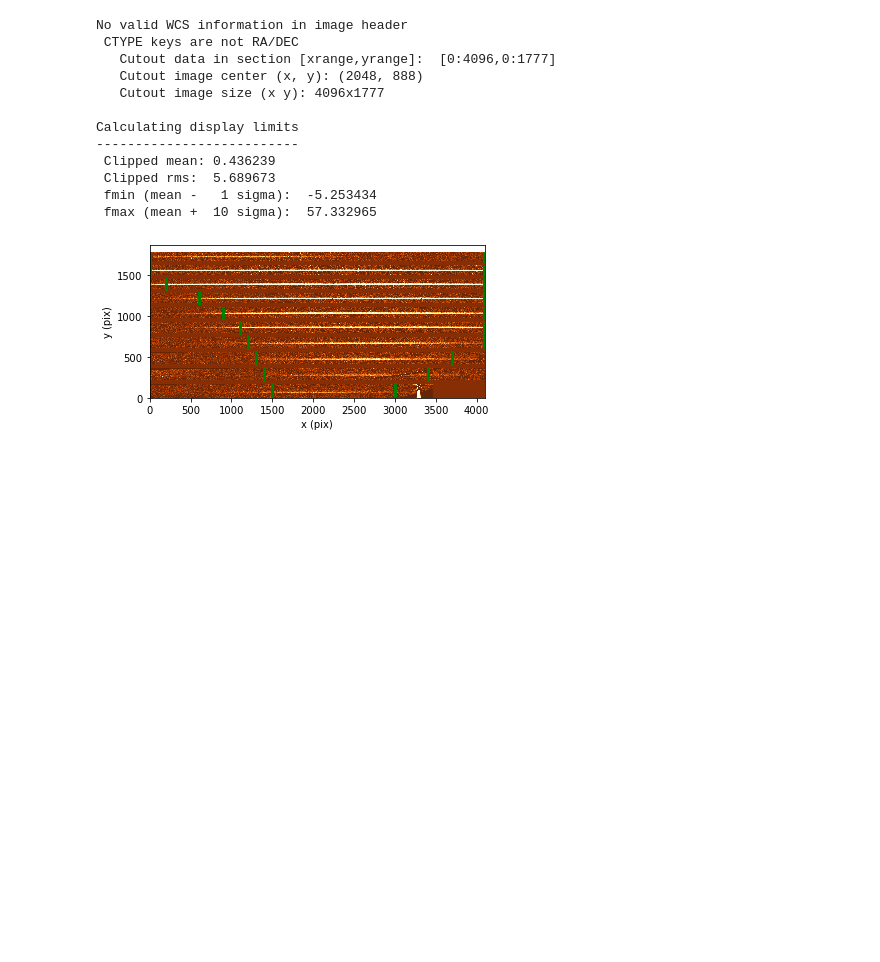
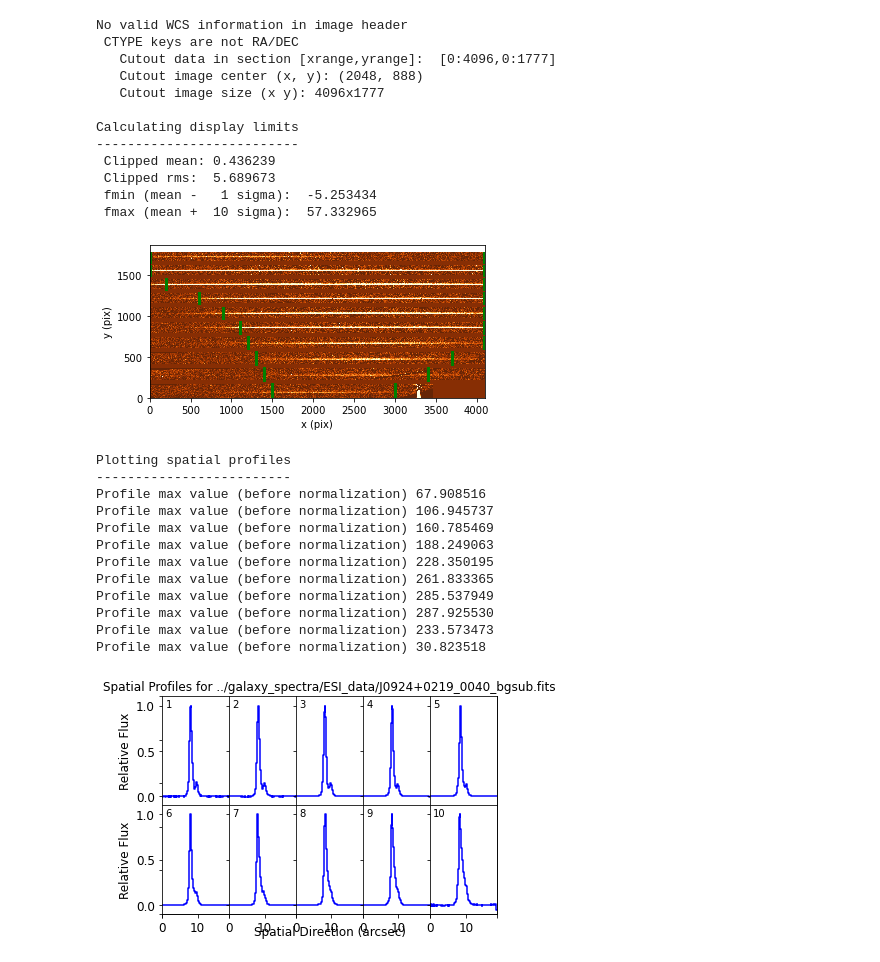
Before and after one commit to pmozumdar/spectra_extraction, a Jupyter notebook: test_esi2d.ipynb, the cells around one changed output. Cells and saved outputs as stored; diff of their text form; code cells hidden in the pictures; blank space fills up the shorter version.

```diff
--- a/test_esi2d.ipynb
+++ b/test_esi2d.ipynb
@@ -66,3 +54,20 @@ Calculating display limits
  fmin (mean -   1 sigma):  -5.253434
  fmax (mean +  10 sigma):  57.332965
 [figure]
+# %%
+#%matplotlib notebook
+spec.plot_profiles()
+# %% [output]
+Plotting spatial profiles
+-------------------------
+Profile max value (before normalization) 67.908516
+Profile max value (before normalization) 106.945737
+Profile max value (before normalization) 160.785469
+Profile max value (before normalization) 188.249063
+Profile max value (before normalization) 228.350195
+Profile max value (before normalization) 261.833365
+Profile max value (before normalization) 285.537949
+Profile max value (before normalization) 287.925530
+Profile max value (before normalization) 233.573473
+Profile max value (before normalization) 30.823518
+[figure, added]
```
Also changed, not shown: parts of 31 cells of this notebook.
